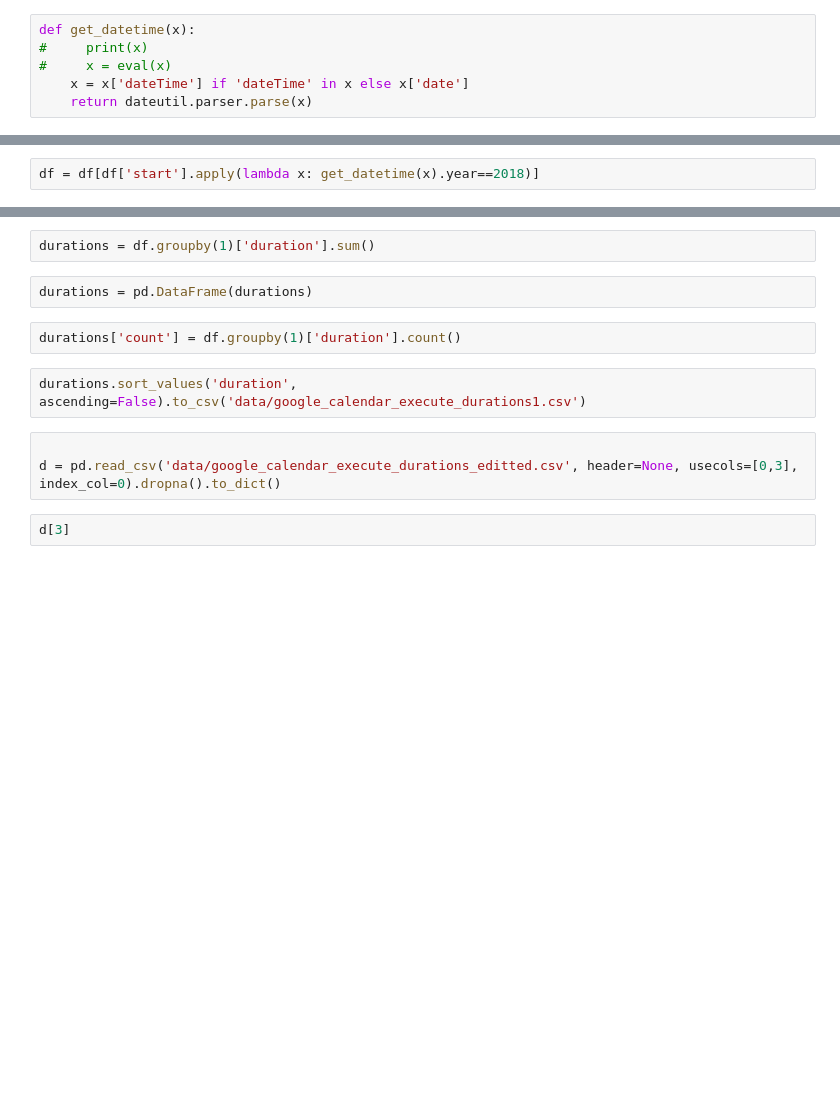
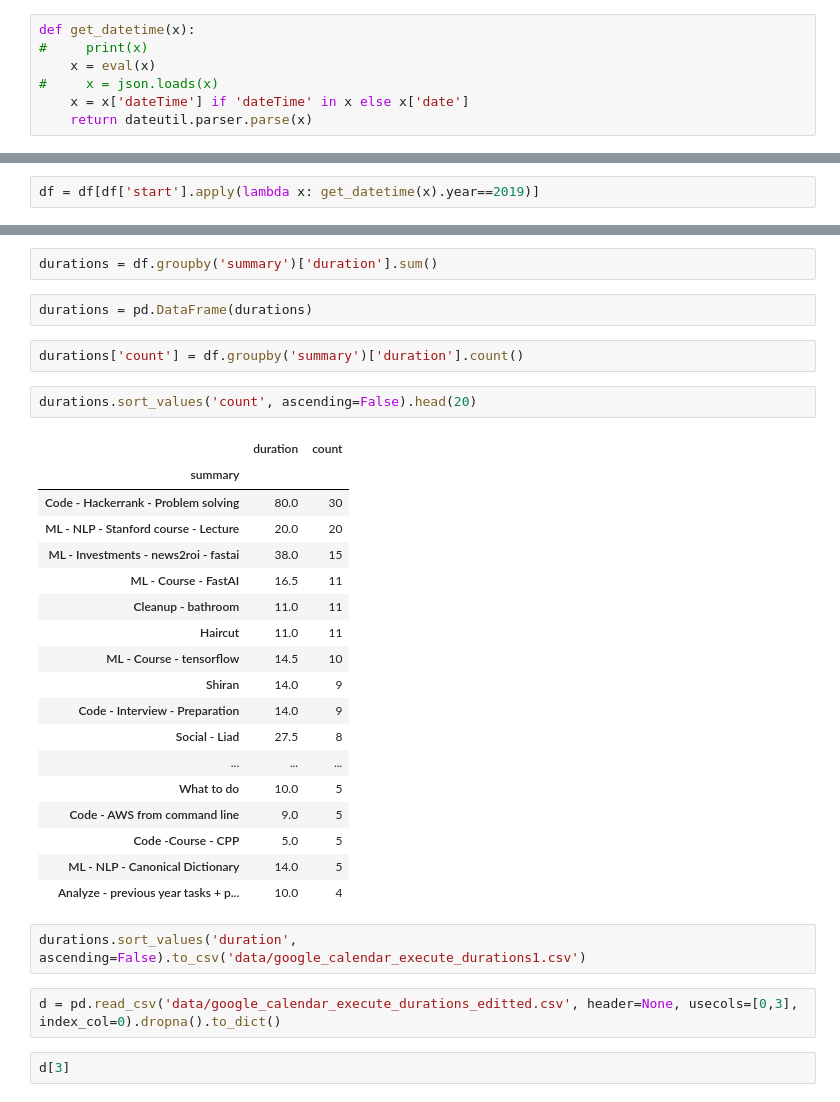
Before and after one commit to jvalansi/notebooks, a Jupyter notebook: calendar_analysis.ipynb, the cells around one changed output, grey strips where cells are left out. Saved outputs shown, nothing was run; the diff lists cells and outputs as text; blank space fills up the shorter version.

```diff
--- a/calendar_analysis.ipynb
+++ b/calendar_analysis.ipynb
@@ -312,7 +291,8 @@ import dateutil.parser
 # %%
 def get_datetime(x):
 #     print(x)
-#     x = eval(x)
+    x = eval(x)
+#     x = json.loads(x)
     x = x['dateTime'] if 'dateTime' in x else x['date']
     return dateutil.parser.parse(x)
 # %%
@@ -323,5 +308,5 @@ def get_duration(x):
 # %%
 df['duration'] = df.apply(get_duration, axis=1)
 # %%
-df = df[df['start'].apply(lambda x: get_datetime(x).year==2018)]
+df = df[df['start'].apply(lambda x: get_datetime(x).year==2019)]
 # %%
@@ -382,13 +377,33 @@ Name: new_summary, dtype: object
 # %%
-durations = df.groupby(1)['duration'].sum()
+durations = df.groupby('summary')['duration'].sum()
 # %%
 durations = pd.DataFrame(durations)
 # %%
-durations['count'] = df.groupby(1)['duration'].count()
+durations['count'] = df.groupby('summary')['duration'].count()
+# %%
+durations.sort_values('count', ascending=False).head(20)
+# %% [output]
+|  | duration | count |
+| summary |  |  |
+| Code - Hackerrank - Problem solving | 80.0 | 30 |
+| ML - NLP - Stanford course - Lecture | 20.0 | 20 |
+| ML - Investments - news2roi - fastai | 38.0 | 15 |
+| ML - Course - FastAI | 16.5 | 11 |
+| Cleanup - bathroom | 11.0 | 11 |
+| Haircut | 11.0 | 11 |
+| ML - Course - tensorflow | 14.5 | 10 |
+| Shiran | 14.0 | 9 |
+| Code - Interview - Preparation | 14.0 | 9 |
+| Social - Liad | 27.5 | 8 |
+| ... | ... | ... |
+| What to do | 10.0 | 5 |
+| Code - AWS from command line | 9.0 | 5 |
+| Code -Course - CPP | 5.0 | 5 |
+| ML - NLP - Canonical Dictionary | 14.0 | 5 |
+| Analyze - previous year tasks + p... | 10.0 | 4 |
 # %%
 durations.sort_values('duration', ascending=False).to_csv('data/google_calendar_execute_durations1.csv')
 # %%
-
 d = pd.read_csv('data/google_calendar_execute_durations_editted.csv', header=None, usecols=[0,3], index_col=0).dropna().to_dict()
 # %%
 d[3]
```
Also changed, not shown: parts of 24 cells of this notebook, 6 other files.
